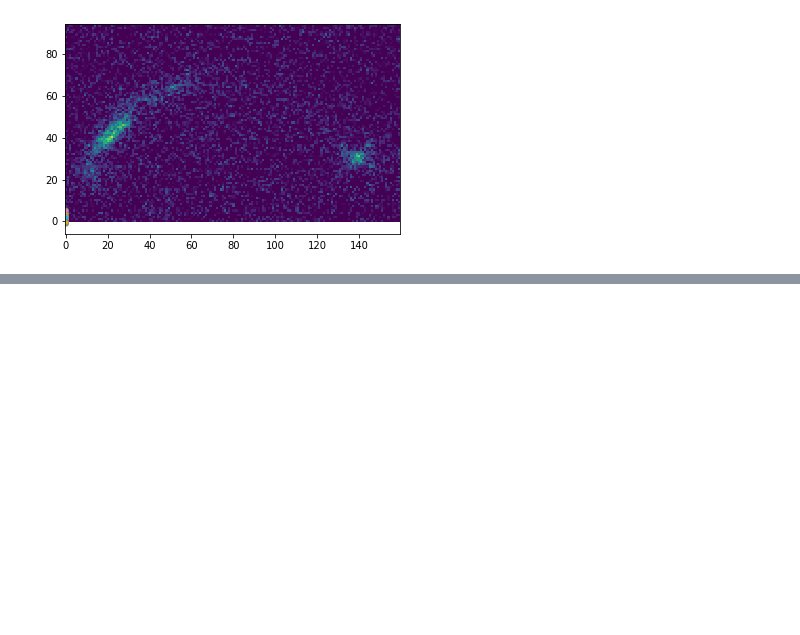
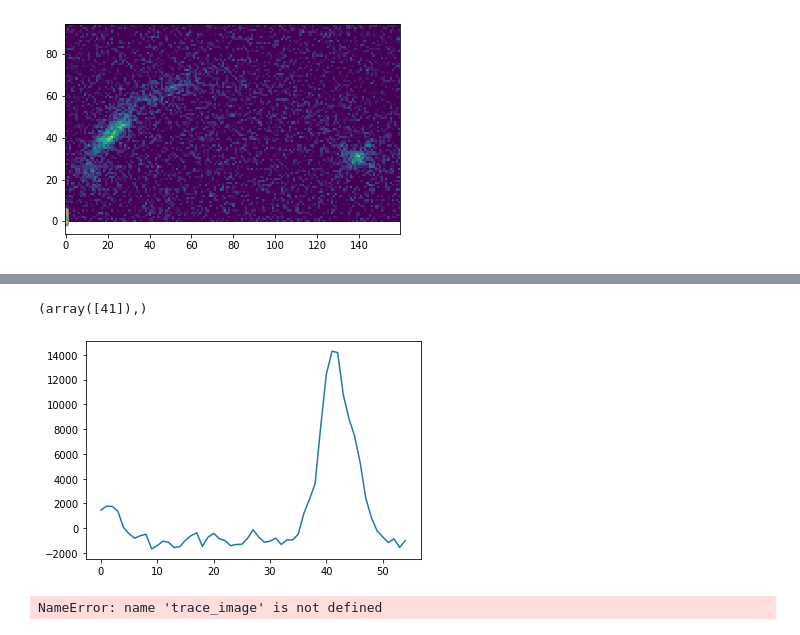
Before and after one commit to rongmon/musetools, a Jupyter notebook: src/musetools/MUSE_MgII_Emission.ipynb, the cells around one changed output, grey strips where cells are left out. Cells and saved outputs as stored; diff of their text form; code cells hidden in the pictures; blank space fills up the shorter version.

```diff
--- a/src/musetools/MUSE_MgII_Emission.ipynb
+++ b/src/musetools/MUSE_MgII_Emission.ipynb
@@ -298,0 +304,16 @@ def trace_image(image,xgrid):
+# %%
+
+i=22
+q= aa[20:75,xgrid[i-1]:xgrid[i]]
+tq=np.sum(q,axis=1)
+
+plt.plot(tq)
+qq=np.where(tq==np.max(tq))
+print(qq)
+# %% [output]
+(array([41]),)
+[figure, added]
+# %%
+trace_image(aa,xgrid)
+# %% [output]
+NameError: name 'trace_image' is not defined
```
Also changed, not shown: parts of 14 cells of this notebook, 4 other files.
